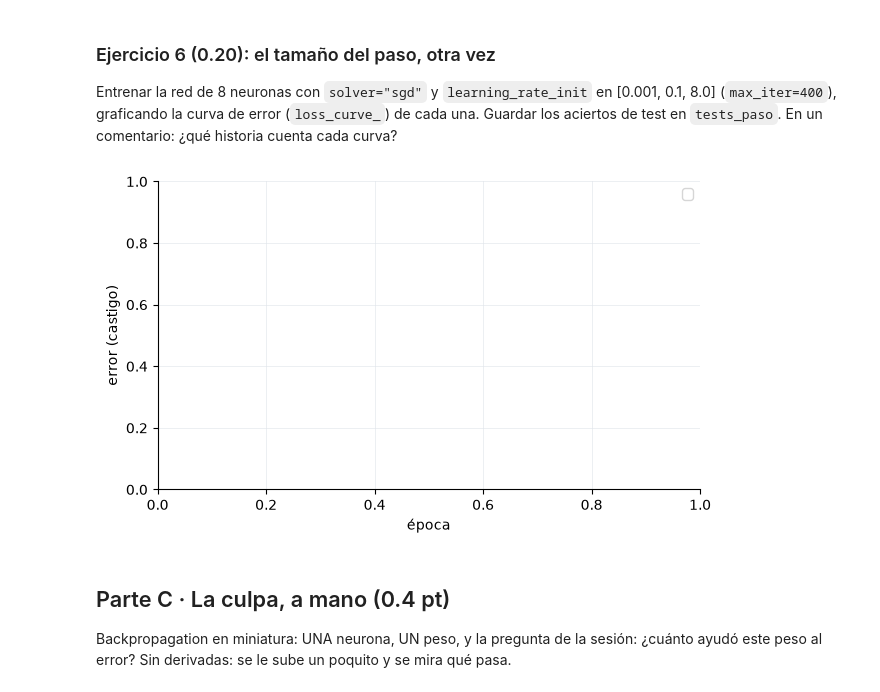
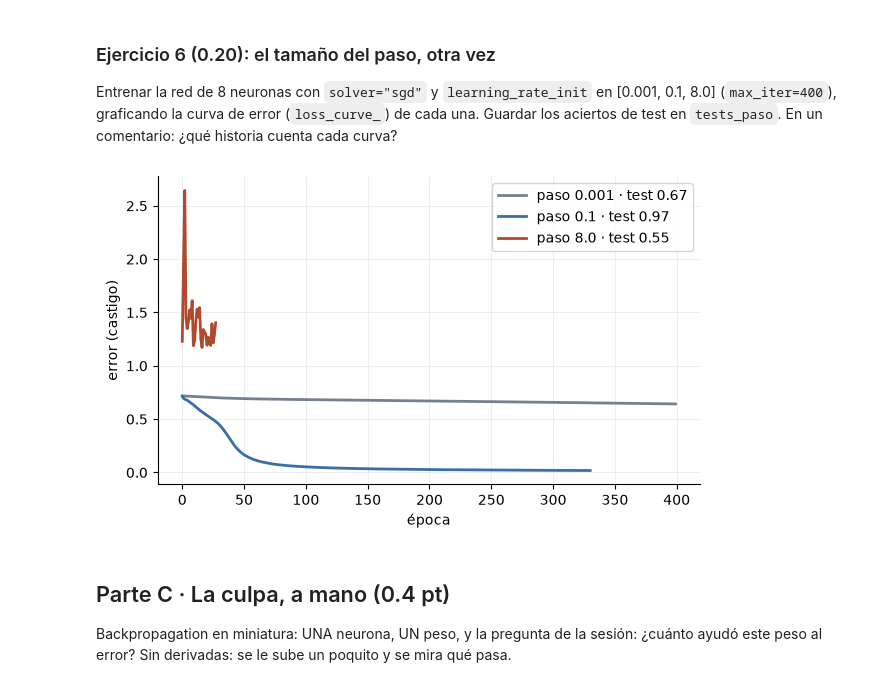
Before and after one commit to MrCifristo/Data-Science, a Jupyter notebook: HDT8/HDT8.ipynb, the cells around one changed output. Drawn from its saved outputs; the diff is of its cells as text; code cells hidden in the pictures.

```diff
--- a/HDT8/HDT8.ipynb
+++ b/HDT8/HDT8.ipynb
@@ -177,21 +192,28 @@ plt.show()
 ### Ejercicio 6 (0.20): el tamaño del paso, otra vez
 
 Entrenar la red de 8 neuronas con `solver="sgd"` y `learning_rate_init` en [0.001, 0.1, 8.0] (`max_iter=400`), graficando la curva de error (`loss_curve_`) de cada una. Guardar los aciertos de test en `tests_paso`. En un comentario: ¿qué historia cuenta cada curva?
-# %%
-tests_paso = {}
-fig, ax = plt.subplots(figsize=(7, 4))
-# ¿Qué va aquí? las tres corridas, cada loss_curve_ al plot, y tests_paso[lr] = ...
-ax.set_xlabel("época"); ax.set_ylabel("error (castigo)")
-ax.legend(); eje_limpio(ax)
-plt.show()
-
-# Respuesta: ...
-
-# Verificación (descomentar):
-# assert round(tests_paso[0.1], 2) == 0.97
-# assert tests_paso[8.0] < 0.6
-# %% [output]
-[figure, removed]
+# %%
+tests_paso = {}
+fig, ax = plt.subplots(figsize=(7, 4))
+for lr, color in [(0.001, GRIS), (0.1, AZUL), (8.0, ROJO)]:
+    red = MLPClassifier(hidden_layer_sizes=(8,), activation="relu", solver="sgd",
+                        learning_rate_init=lr, max_iter=400, random_state=0)
+    red.fit(Xa_train, ya_train)
+    tests_paso[lr] = red.score(Xa_test, ya_test)
+    ax.plot(red.loss_curve_, color=color, lw=2, label=f"paso {lr} · test {tests_paso[lr]:.2f}")
+ax.set_xlabel("época"); ax.set_ylabel("error (castigo)")
+ax.legend(); eje_limpio(ax)
+plt.show()
+
+# Respuesta: el paso 0.001 baja el error casi nada en las 400 épocas (test 0.67): es demasiado chico.
+# El 0.1 baja el error hasta cerca de 0 y llega a test 0.97.
+# El 8.0 se dispara y se corta en 28 épocas sin aprender (test 0.55).
+
+# Verificación (descomentar):
+assert round(tests_paso[0.1], 2) == 0.97
+assert tests_paso[8.0] < 0.6
+# %% [output]
+[figure, added]
 # %% [markdown]
 ## Parte C · La culpa, a mano (0.4 pt)
 
```
Also changed, not shown: parts of 5 cells of this notebook.
